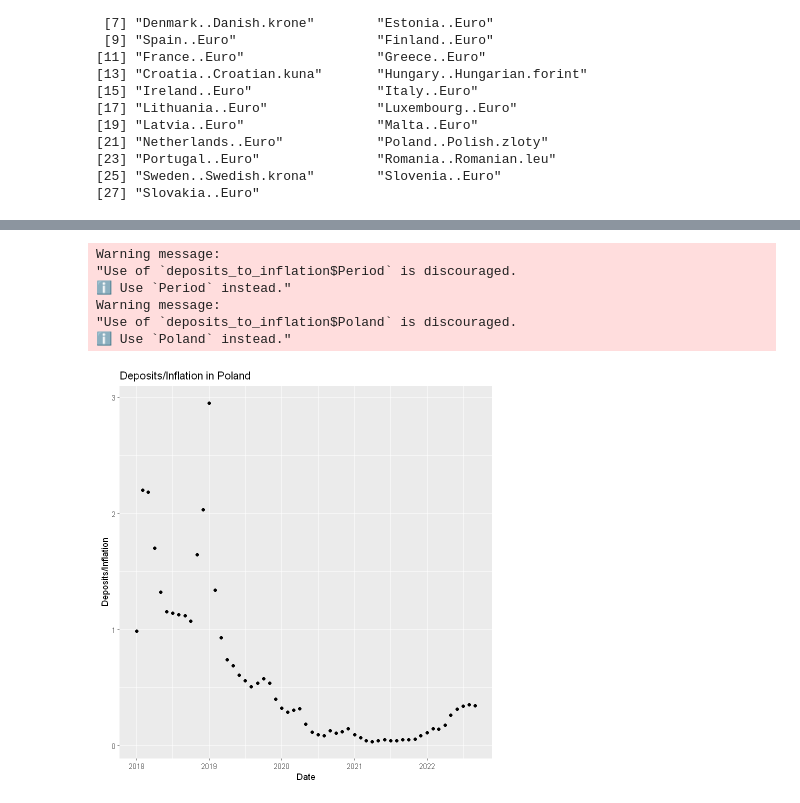
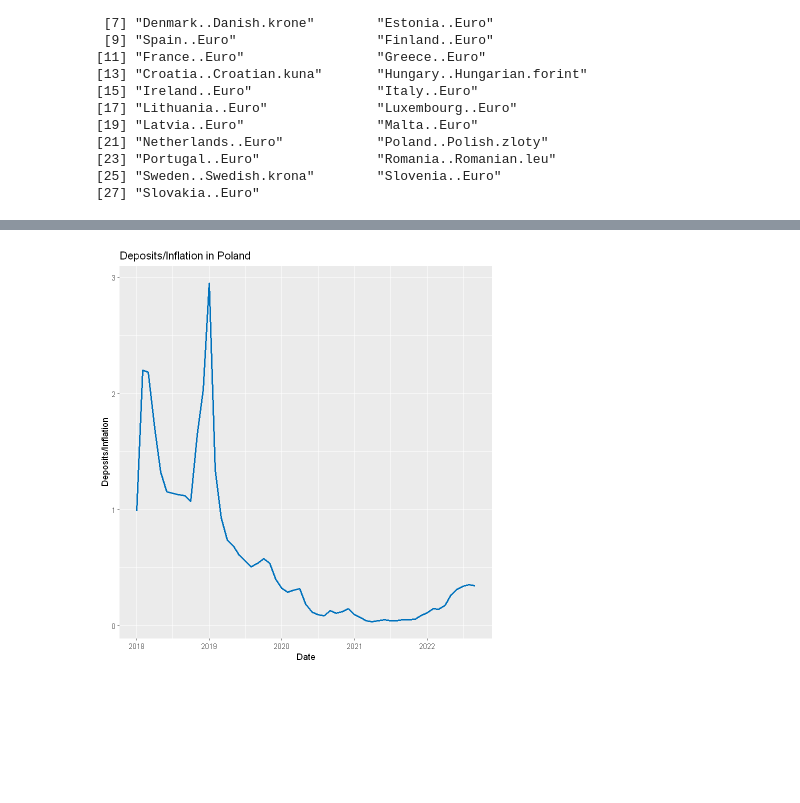
Before and after one commit to AdamixD/SAD_Projekt_1, a Jupyter notebook: Zadanie2.ipynb, the cells around one changed output, grey strips where cells are left out. Saved outputs shown, nothing was run; the diff lists cells and outputs as text; code cells hidden in the pictures; blank space fills up the shorter version.

Commit message:
inflation & deposits plots

```diff
--- a/Zadanie2.ipynb
+++ b/Zadanie2.ipynb
@@ -115,4 +115,4 @@ periods_from2018 = subset(inflation_data, select=c(Period))[c(2:n_months),]
 # %%
 copy_inf = inflation_from2018 = subset(inflation_data, select=c(Period))[c(2:n_months),]
 # %%
-inflation_from2018 = subset(inflation_data, select=-c(Period, EU..changing.composition.))[c(2:n_months),]
+inflation_from2018 = subset(inflation_data, select=-c(EU..changing.composition.))[c(2:n_months),]
@@ -119,9 +131,6 @@ inflation_from2018 = subset(inflation_data, select=-c(Period, EU..changing.compo
 # %%
-deposits_from2018 = subset(deposits_data[2:34], select=-c(Slovakia..Slovak.koruna, Slovenia..Slovenian.tolar, Malta..Maltese.lira, Estonia..Estonian.kroon, Latvia..Latvian.lats, Lithuania..Lithuanian.litas))[c(1:(n_months-1)),]
+deposits_from2018 = subset(deposits_data, select=-c(Slovakia..Slovak.koruna, Slovenia..Slovenian.tolar, Malta..Maltese.lira, Estonia..Estonian.kroon, Latvia..Latvian.lats, Lithuania..Lithuanian.litas))[c(1:(n_months-1)),]
 # %%
-inf_cols <- c('Austria','Belgium','Bulgaria','Cyprus','Czech.Republic','Germany','Denmark','Estonia','Estonia','Spain','Finland','France',
-                    'Greece','Croatia','Hungary','Ireland','Italy','Lithuania','Lithuania','Luxembourg','Latvia','Latvia','Malta','Malta','Netherlands','Poland',
-                    'Portugal','Romania','Sweden','Slovenia','Slovenia','Slovakia','Slovakia')
 inf_cols = colnames(subset(inflation_data, select=-c(Period, EU..changing.composition.)))
 # %%
 dep_cols = colnames(subset(deposits_data[2:34], select=-c(Slovakia..Slovak.koruna, Slovenia..Slovenian.tolar, Malta..Maltese.lira, Estonia..Estonian.kroon, Latvia..Latvian.lats, Lithuania..Lithuanian.litas)))
@@ -198,15 +175,9 @@ everyother <- function(x, n=2){
 # %%
-ggplot(data = deposits_to_inflation, aes(x = deposits_to_inflation$Period, y = deposits_to_inflation$Poland)) +
-  geom_point() +
+ggplot(data = deposits_to_inflation) +
+  geom_line(aes(x = Period, y = Poland), color="#0072BD", size=1) +
   theme(plot.margin = margin(.2,1,0.2,0.2, "cm")) +
   labs(x = "Date",
        y = "Deposits/Inflation",
        title = "Deposits/Inflation in Poland")
 # %% [output]
-Warning message:
-"Use of `deposits_to_inflation$Period` is discouraged.
-ℹ Use `Period` instead."
-Warning message:
-"Use of `deposits_to_inflation$Poland` is discouraged.
-ℹ Use `Poland` instead."
-[figure, old version]
+[figure, new version]
```
Also changed, not shown: parts of 7 cells of this notebook.
